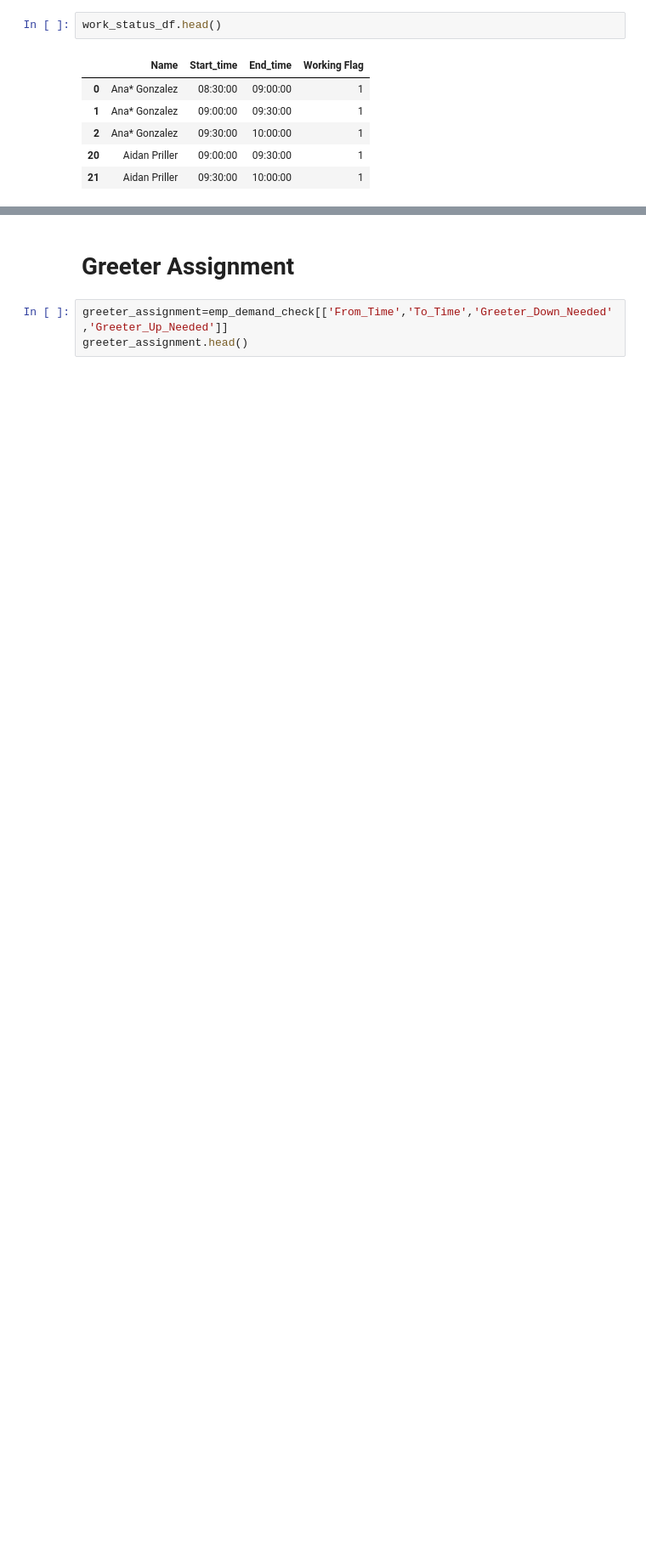
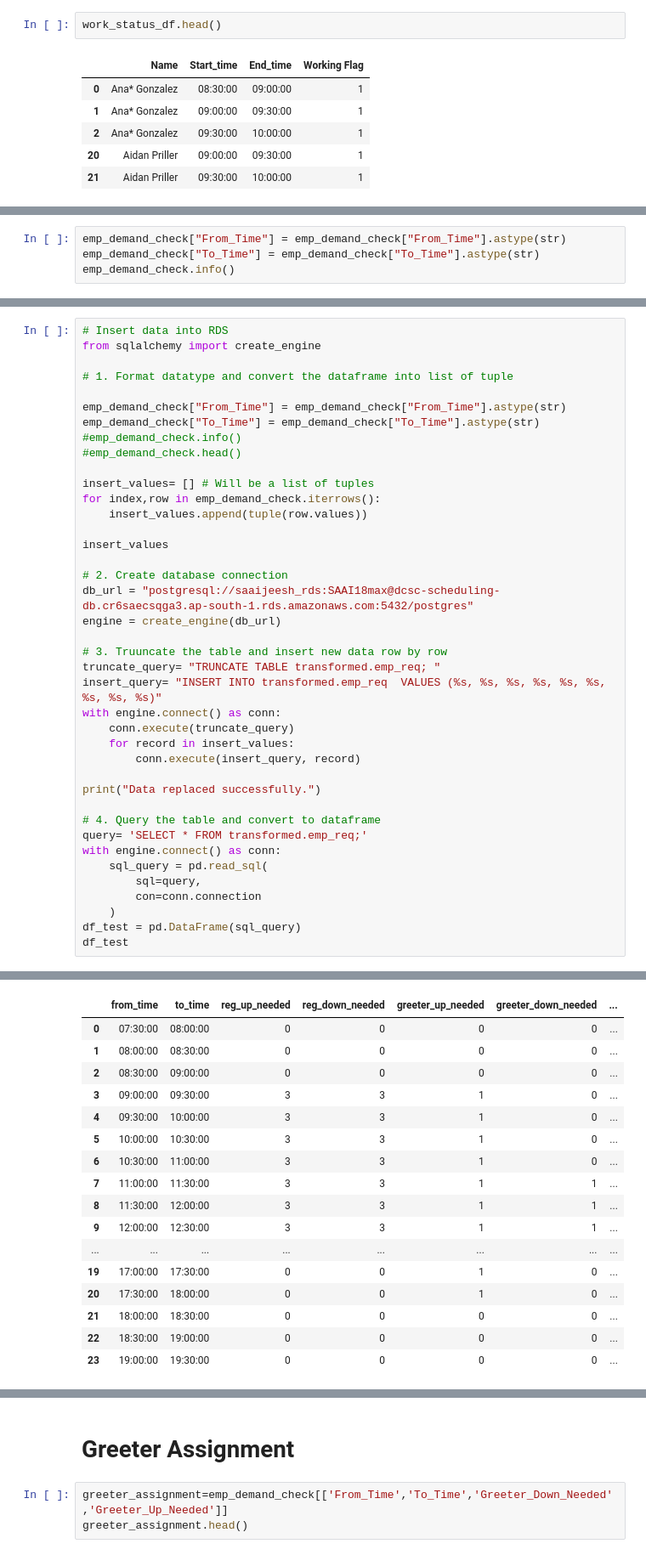
Before and after one commit to ABHIRAM1234/CU-BookStore-Work-Scheduling, a Jupyter notebook: 05_Combined_V1.ipynb, the cells around one changed output, grey strips where cells are left out. Shown at 85% size. Cells and saved outputs as stored; diff of their text form; blank space fills up the shorter version.

```diff
--- a/05_Combined_V1.ipynb
+++ b/05_Combined_V1.ipynb
@@ -380,0 +413,4 @@ No shortage of employees for the whole day
+# %%
+emp_demand_check["From_Time"] = emp_demand_check["From_Time"].astype(str)
+emp_demand_check["To_Time"] = emp_demand_check["To_Time"].astype(str)
+emp_demand_check.info()
@@ -380,0 +434,41 @@ No shortage of employees for the whole day
+# %%
+# Insert data into RDS
+from sqlalchemy import create_engine
+
+# 1. Format datatype and convert the dataframe into list of tuple
+
+emp_demand_check["From_Time"] = emp_demand_check["From_Time"].astype(str)
+emp_demand_check["To_Time"] = emp_demand_check["To_Time"].astype(str)
+#emp_demand_check.info()
+#emp_demand_check.head()
+
+insert_values= [] # Will be a list of tuples
+for index,row in emp_demand_check.iterrows():
+    insert_values.append(tuple(row.values))
+
+insert_values
+
+# 2. Create database connection
+db_url = "postgresql://saaijeesh_rds:SAAI18max@dcsc-scheduling-db.cr6saecsqga3.ap-south-1.rds.amazonaws.com:5432/postgres"
+engine = create_engine(db_url)
+
+# 3. Truuncate the table and insert new data row by row
+truncate_query= "TRUNCATE TABLE transformed.emp_req; "
+insert_query= "INSERT INTO transformed.emp_req  VALUES (%s, %s, %s, %s, %s, %s, %s, %s, %s)"
+with engine.connect() as conn:
+    conn.execute(truncate_query)
+    for record in insert_values:
+        conn.execute(insert_query, record)
+
+print("Data replaced successfully.")
+
+# 4. Query the table and convert to dataframe
+query= 'SELECT * FROM transformed.emp_req;'
+with engine.connect() as conn:
+    sql_query = pd.read_sql(
+        sql=query,
+        con=conn.connection
+    )
+df_test = pd.DataFrame(sql_query)
+df_test
+# %% [output]
@@ -380,0 +476,17 @@ No shortage of employees for the whole day
+|  | from_time | to_time | reg_up_needed | reg_down_needed | greeter_up_needed | greeter_down_needed | ... |
+| 0 | 07:30:00 | 08:00:00 | 0 | 0 | 0 | 0 | ... |
+| 1 | 08:00:00 | 08:30:00 | 0 | 0 | 0 | 0 | ... |
+| 2 | 08:30:00 | 09:00:00 | 0 | 0 | 0 | 0 | ... |
+| 3 | 09:00:00 | 09:30:00 | 3 | 3 | 1 | 0 | ... |
+| 4 | 09:30:00 | 10:00:00 | 3 | 3 | 1 | 0 | ... |
+| 5 | 10:00:00 | 10:30:00 | 3 | 3 | 1 | 0 | ... |
+| 6 | 10:30:00 | 11:00:00 | 3 | 3 | 1 | 0 | ... |
+| 7 | 11:00:00 | 11:30:00 | 3 | 3 | 1 | 1 | ... |
+| 8 | 11:30:00 | 12:00:00 | 3 | 3 | 1 | 1 | ... |
+| 9 | 12:00:00 | 12:30:00 | 3 | 3 | 1 | 1 | ... |
+| ... | ... | ... | ... | ... | ... | ... | ... |
+| 19 | 17:00:00 | 17:30:00 | 0 | 0 | 1 | 0 | ... |
+| 20 | 17:30:00 | 18:00:00 | 0 | 0 | 1 | 0 | ... |
+| 21 | 18:00:00 | 18:30:00 | 0 | 0 | 0 | 0 | ... |
+| 22 | 18:30:00 | 19:00:00 | 0 | 0 | 0 | 0 | ... |
+| 23 | 19:00:00 | 19:30:00 | 0 | 0 | 0 | 0 | ... |
```
Also changed, not shown: parts of 9 cells of this notebook, 4 other files.
